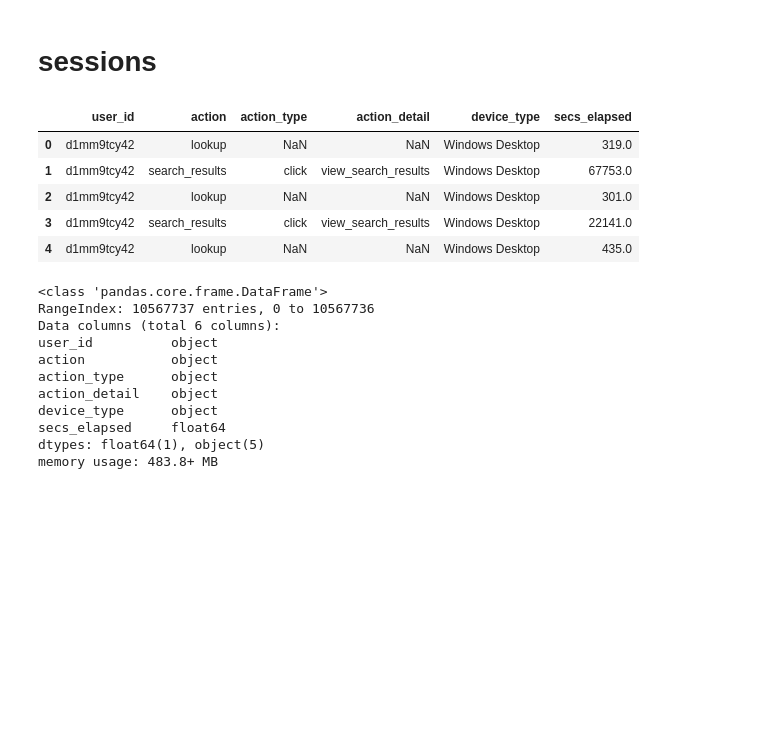
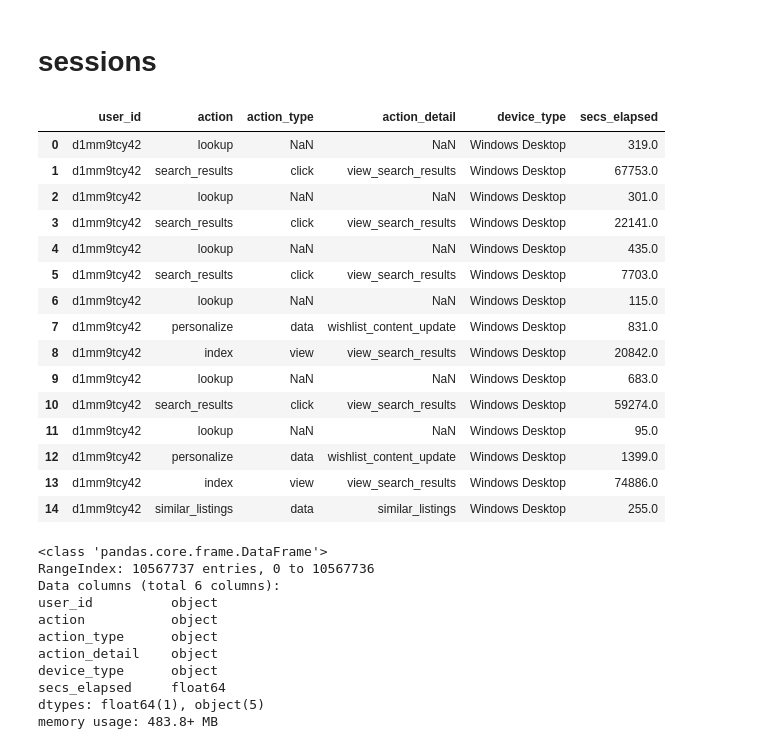
Before and after one commit to wjy5446/airbnb-new-booking, a Jupyter notebook: joe/airbnb_V2.0(feature_engineering)_junki.ipynb, the cells around one changed output. Cells and saved outputs as stored; diff of their text form; code cells hidden in the pictures; blank space fills up the shorter version.

```diff
--- a/joe/airbnb_V2.0(feature_engineering)_junki.ipynb
+++ b/joe/airbnb_V2.0(feature_engineering)_junki.ipynb
@@ -22,14 +18,24 @@ warnings.filterwarnings("ignore")
 # %%
 #10M data
 sessions = pd.read_csv("data/sessions.csv")
-sessions.head()
+sessions.head(15)
 # %% [output]
 |  | user_id | action | action_type | action_detail | device_type | secs_elapsed |
 | 0 | d1mm9tcy42 | lookup | NaN | NaN | Windows Desktop | 319.0 |
 | 1 | d1mm9tcy42 | search_results | click | view_search_results | Windows Desktop | 67753.0 |
 | 2 | d1mm9tcy42 | lookup | NaN | NaN | Windows Desktop | 301.0 |
 | 3 | d1mm9tcy42 | search_results | click | view_search_results | Windows Desktop | 22141.0 |
 | 4 | d1mm9tcy42 | lookup | NaN | NaN | Windows Desktop | 435.0 |
+| 5 | d1mm9tcy42 | search_results | click | view_search_results | Windows Desktop | 7703.0 |
+| 6 | d1mm9tcy42 | lookup | NaN | NaN | Windows Desktop | 115.0 |
+| 7 | d1mm9tcy42 | personalize | data | wishlist_content_update | Windows Desktop | 831.0 |
+| 8 | d1mm9tcy42 | index | view | view_search_results | Windows Desktop | 20842.0 |
+| 9 | d1mm9tcy42 | lookup | NaN | NaN | Windows Desktop | 683.0 |
+| 10 | d1mm9tcy42 | search_results | click | view_search_results | Windows Desktop | 59274.0 |
+| 11 | d1mm9tcy42 | lookup | NaN | NaN | Windows Desktop | 95.0 |
+| 12 | d1mm9tcy42 | personalize | data | wishlist_content_update | Windows Desktop | 1399.0 |
+| 13 | d1mm9tcy42 | index | view | view_search_results | Windows Desktop | 74886.0 |
+| 14 | d1mm9tcy42 | similar_listings | data | similar_listings | Windows Desktop | 255.0 |
 # %%
 sessions.info()
 # %% [output]
```
Also changed, not shown: parts of 48 cells of this notebook, 5 other files.
